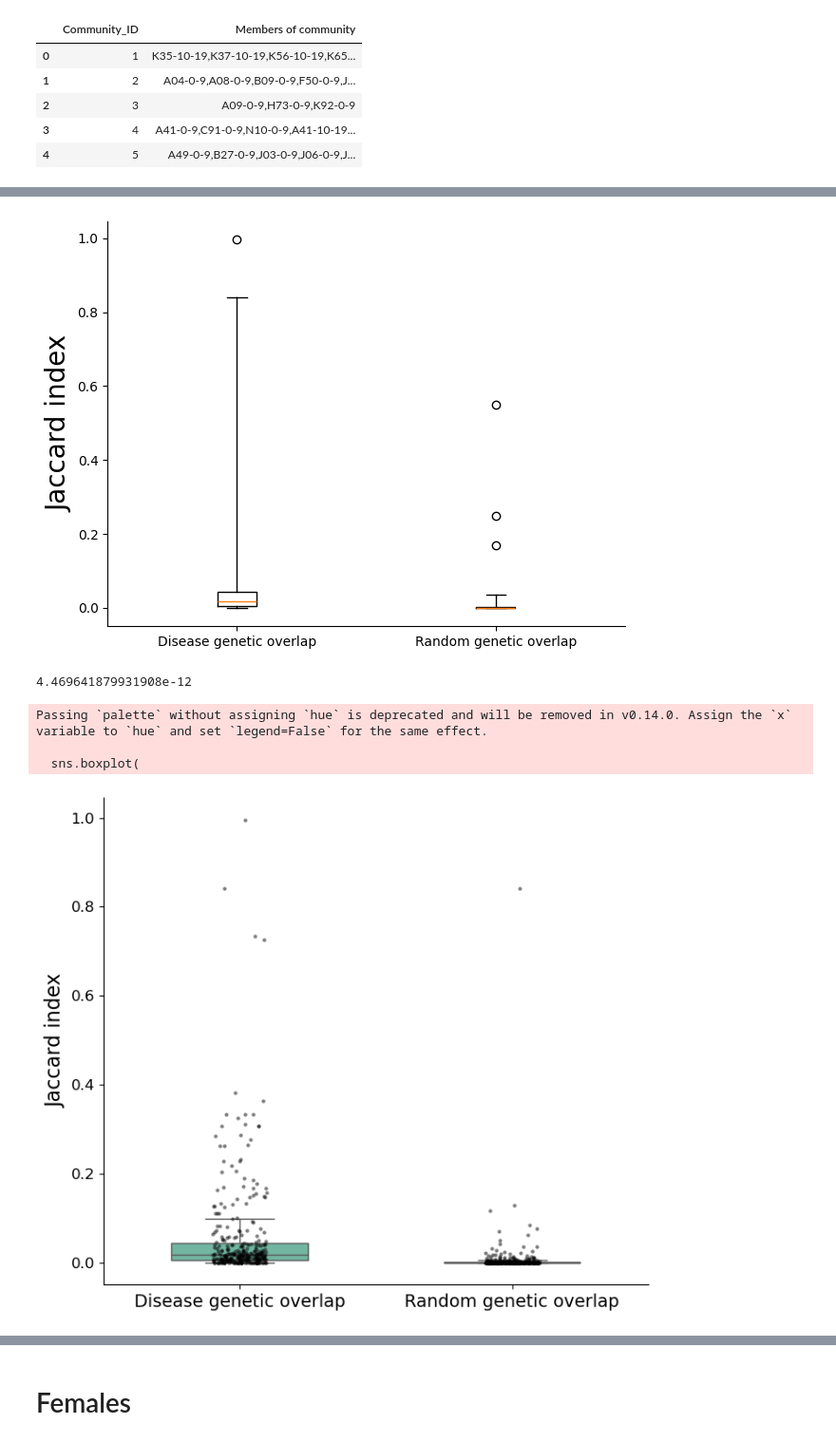
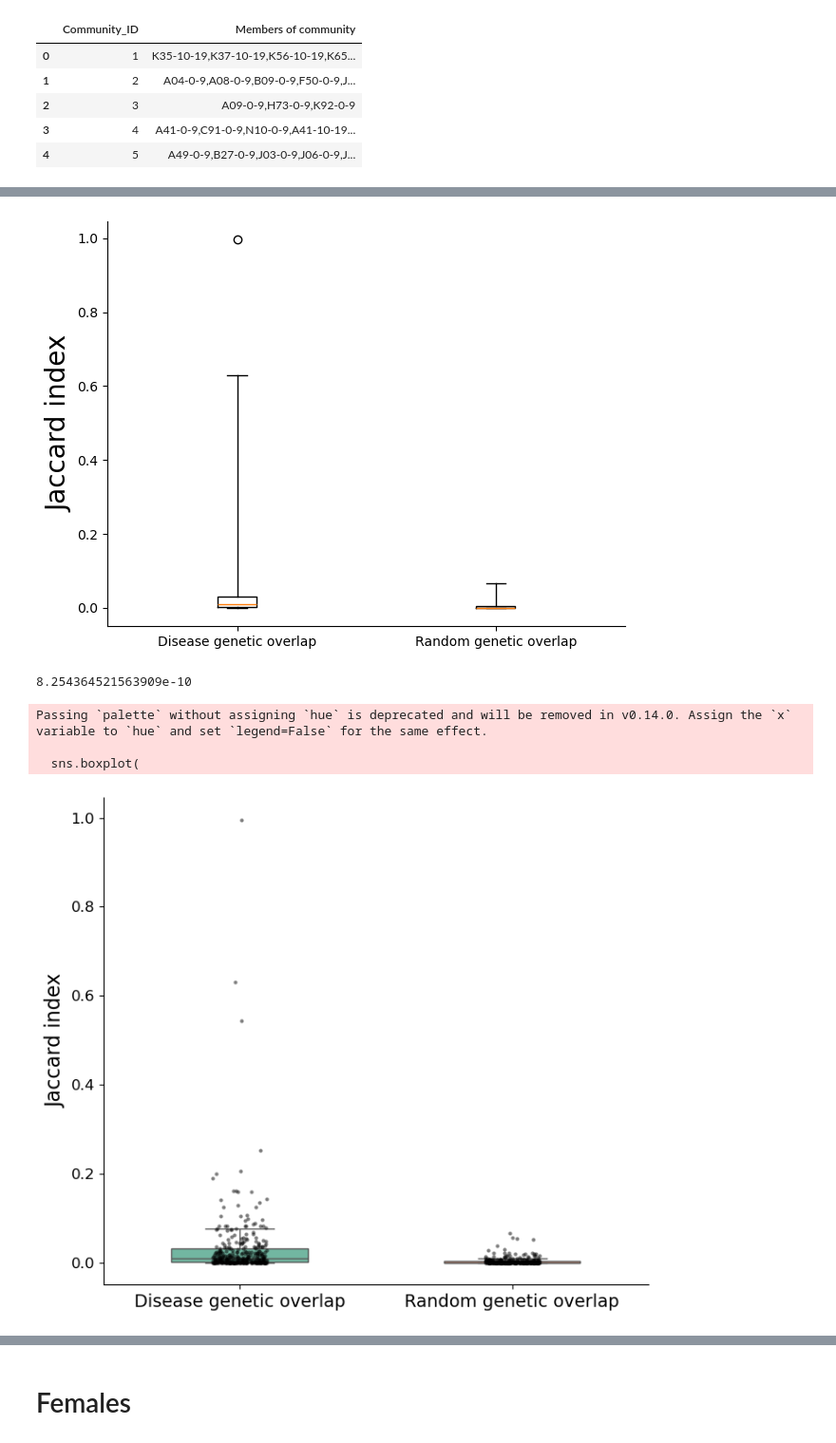
Before and after one commit to superlsd/GenEpi, a Jupyter notebook: Genepi_06_TrajectoryNetwork.ipynb, the cells around one changed output, grey strips where cells are left out. Shown at 95% size. Cells and saved outputs as stored; diff of their text form; code cells hidden in the pictures.

```diff
--- a/Genepi_06_TrajectoryNetwork.ipynb
+++ b/Genepi_06_TrajectoryNetwork.ipynb
@@ -51,7 +51,7 @@ ppi = pd.read_csv("input/autocore_ppi_symbol_lcc.csv",delimiter= ',',
 G_ppi = nx.from_pandas_edgelist(ppi, 'symbol1', 'symbol2')
 # %%
 #Let's import the ICD-gene associations
-with open('output/allsources_icd_gene_dict_unified.pickle', 'rb') as handle:
+with open('output/allsources_icd_gene_dict_unified_v2026_official.pickle', 'rb') as handle:
     allsources_icd_gene_dict_unified = pk.load(handle)
 # %%
 #Let's import the unified gene annotations lcc z-score
@@ -172,4 +171,4 @@ for com,dislist in male_trajectories_dict_filtered_unique.items():
         except:
             overlap_list.append(overlap_jaccard(allsources_icd_gene_dict_unified[p_dis[1]],allsources_icd_gene_dict_unified[p_dis[0]]))
     if len(overlap_list)>0:
-        male_trajectories_dict_filtered_unique_avg_overlap[com]=sum(overlap_list)/len(overlap_list)
+        male_trajectories_dict_filtered_unique_avg_overlap[com]=np.mean(overlap_list)
@@ -230,7 +185,7 @@ rd_male_trajectories_dict_filtered_unique_avg_overlap={}
 for com,dislist in male_trajectories_dict_filtered_unique.items():
     rd_overlap_distribution=[]
     random_dislist=rd.sample(list(allsources_icd_gene_dict_unified.keys()),len(dislist))
-    for i in range(10000):
+    for i in range(1000):
         pair_diseases_list=list(it.combinations(random_dislist,2))
         for p_dis in pair_diseases_list:
             try:
@@ -244,7 +199,7 @@ for com,dislist in male_trajectories_dict_filtered_unique.items():
 
 rd_ov_list=[]
 for com,ov_distribution in rd_male_trajectories_dict_filtered_unique_avg_overlap.items():
-    rd_ov_list.append(np.median(ov_distribution))
+    rd_ov_list.append(np.mean(ov_distribution))
 
 import matplotlib.ticker
 fig1, ax1 = plt.subplots()
@@ -263,10 +218,10 @@ bplot = plt.boxplot(comparing_group_list,whis=25,   #we are including all data p
                      labels=labels)  # will be used to label x-ticks
 
 plt.tight_layout()
-plt.savefig('Figures/MaleTrajectories_JI_Random.pdf',format='pdf',dpi=300, bbox_inches = "tight")
+#plt.savefig('Figures/MaleTrajectories_JI_Random.pdf',format='pdf',dpi=300, bbox_inches = "tight")
 plt.show()
 # %% [output]
-[figure, old version]
+[figure, new version]
 # %%
 #T-test
 #Let's check now by performing a T-test
@@ -278,7 +233,7 @@ import numpy as np
 t_value,p_value=stats.ttest_ind(list(male_trajectories_dict_filtered_unique_avg_overlap.values()),rd_ov_list)
 p_value
 # %% [output]
-4.469641879931908e-12
+8.254364521563909e-10
 # %%
 import matplotlib.pyplot as plt
 import seaborn as sns
@@ -291,7 +246,7 @@ plt.rcParams['ps.fonttype'] = 42
 plt.rcParams['svg.fonttype'] = 'none'
 
 # Prepare data
-rd_ov_list = [np.median(ov_distribution) for ov_distribution in rd_male_trajectories_dict_filtered_unique_avg_overlap.values()]
+rd_ov_list = [np.mean(ov_distribution) for ov_distribution in rd_male_trajectories_dict_filtered_unique_avg_overlap.values()]
 
 df_plot = pd.DataFrame({
     "value": list(male_trajectories_dict_filtered_unique_avg_overlap.values()) + rd_ov_list,
@@ -308,33 +263,33 @@ sns.boxplot(
     showfliers=False,   # hide extreme outliers
     width=0.5,
     palette="Set2"
 )
 sns.stripplot(
     data=df_plot,
     x="group",
     y="value",
     color="black",
     alpha=0.5,
     jitter=True,
     size=3
 )
 
 # Labels
 plt.ylabel("Jaccard index", fontsize=16)
 plt.xlabel("", fontsize=16)
 plt.xticks(fontsize=14)
 plt.yticks(fontsize=12)
 
 sns.despine()
 plt.tight_layout()
 
 # Save in vector formats (text editable)
-plt.savefig("Figures/MaleTrajectories_JI_Random_v3.pdf", format="pdf", dpi=300, bbox_inches="tight")
-plt.savefig("Figures/MaleTrajectories_JI_Random_v3.svg", format="svg", dpi=300, bbox_inches="tight")
+plt.savefig("Figures/MaleTrajectories_JI_Random_v2026_official.pdf", format="pdf", dpi=300, bbox_inches="tight")
+plt.savefig("Figures/MaleTrajectories_JI_Random_v2026_official.svg", format="svg", dpi=300, bbox_inches="tight")
 
 plt.show()
 # %% [output]
 Passing `palette` without assigning `hue` is deprecated and will be removed in v0.14.0. Assign the `x` variable to `hue` and set `legend=False` for the same effect.
 
   sns.boxplot(
-[figure, old version]
+[figure, new version]
```
Also changed, not shown: parts of 111 cells of this notebook.
